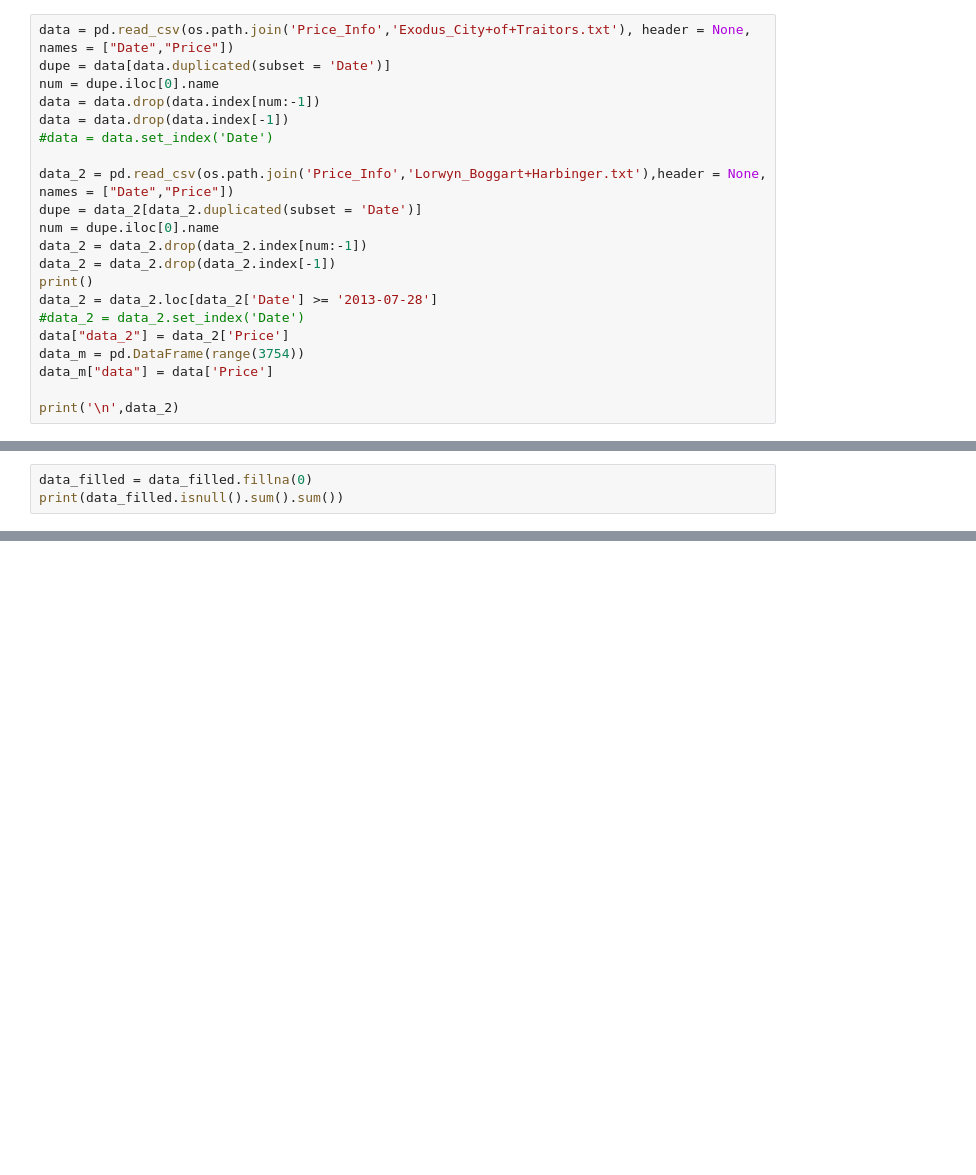
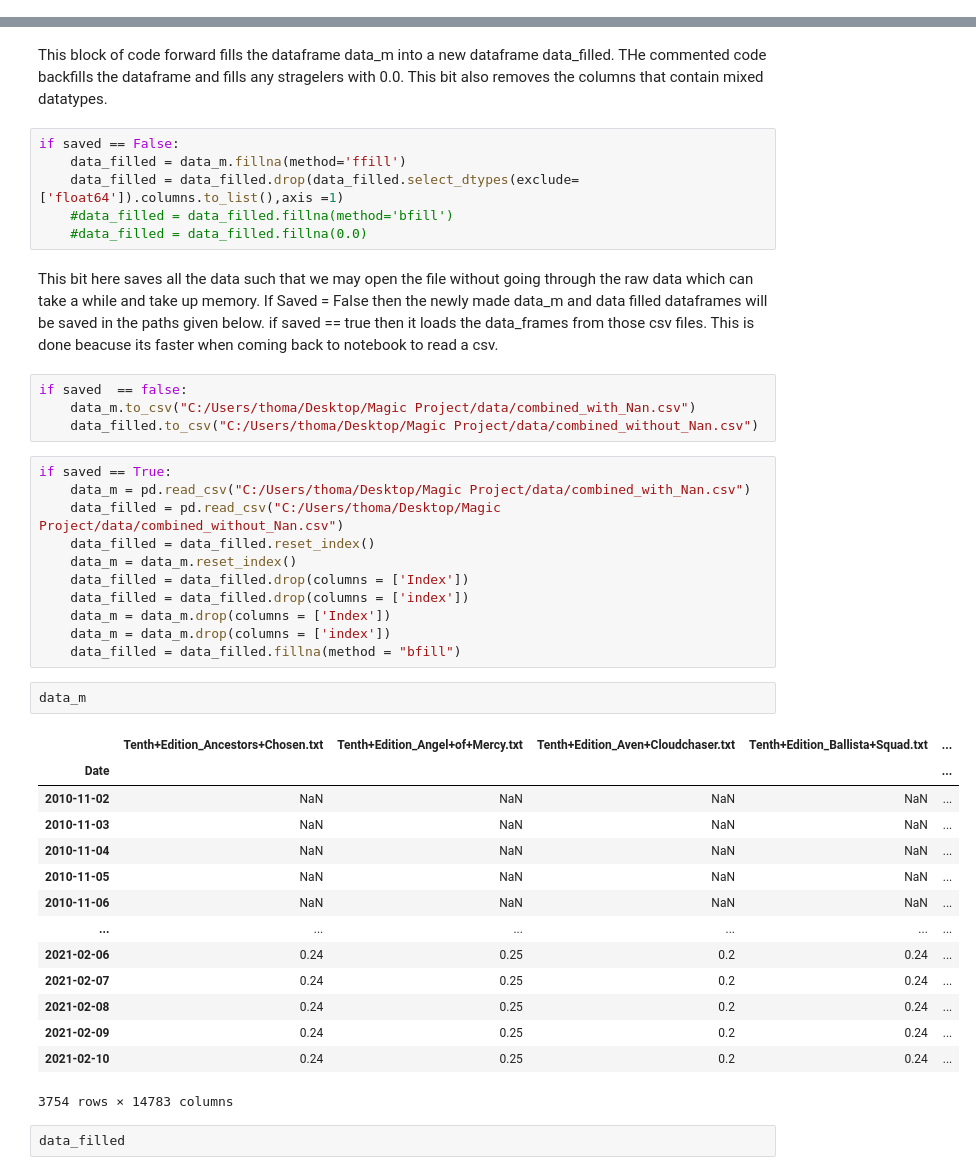
Before and after one commit to Tbone22jack/MtgFi, a Jupyter notebook: Main.ipynb, the cells around one changed output, grey strips where cells are left out. Saved outputs shown, nothing was run; the diff lists cells and outputs as text; blank space fills up the shorter version.

```diff
--- a/Main.ipynb
+++ b/Main.ipynb
@@ -8,21 +0,0 @@ import os
-# %%
-data = pd.read_csv(os.path.join('Price_Info','Exodus_City+of+Traitors.txt'), header = None, names = ["Date","Price"])
-dupe = data[data.duplicated(subset = 'Date')]
-num = dupe.iloc[0].name
-data = data.drop(data.index[num:-1])
-data = data.drop(data.index[-1])
-#data = data.set_index('Date')
-
-data_2 = pd.read_csv(os.path.join('Price_Info','Lorwyn_Boggart+Harbinger.txt'),header = None, names = ["Date","Price"])
-dupe = data_2[data_2.duplicated(subset = 'Date')]
-num = dupe.iloc[0].name
-data_2 = data_2.drop(data_2.index[num:-1])
-data_2 = data_2.drop(data_2.index[-1])
-print()
-data_2 = data_2.loc[data_2['Date'] >= '2013-07-28']
-#data_2 = data_2.set_index('Date')
-data["data_2"] = data_2['Price']
-data_m = pd.DataFrame(range(3754))
-data_m["data"] = data['Price']
-
-print('\n',data_2)
@@ -136,3 +0,0 @@ data_filled = data_filled.fillna(method='bfill')
-# %%
-data_filled = data_filled.fillna(0)
-print(data_filled.isnull().sum().sum())
@@ -145,0 +63,44 @@ TypeError: unsupported operand type(s) for -: 'str' and 'str'
+# %% [markdown]
+This block of code forward fills the dataframe data_m into a new dataframe data_filled. THe commented code backfills the dataframe and fills any stragelers with 0.0. This bit also removes the columns that contain mixed datatypes.
+# %%
+if saved == False:
+    data_filled = data_m.fillna(method='ffill')
+    data_filled = data_filled.drop(data_filled.select_dtypes(exclude=['float64']).columns.to_list(),axis =1)
+    #data_filled = data_filled.fillna(method='bfill')
+    #data_filled = data_filled.fillna(0.0)
+# %% [markdown]
+This bit here saves all the data such that we may open the file without going through the raw data which can take a while and take up memory. If Saved = False then the newly made data_m and data filled dataframes will be saved in the paths given below. if saved == true then it loads the data_frames from those csv files. This is done beacuse its faster when coming back to notebook to read a csv.
+# %%
+if saved  == false:
+    data_m.to_csv("C:/Users/thoma/Desktop/Magic Project/data/combined_with_Nan.csv")
+    data_filled.to_csv("C:/Users/thoma/Desktop/Magic Project/data/combined_without_Nan.csv")
+# %%
+if saved == True:
+    data_m = pd.read_csv("C:/Users/thoma/Desktop/Magic Project/data/combined_with_Nan.csv")
+    data_filled = pd.read_csv("C:/Users/thoma/Desktop/Magic Project/data/combined_without_Nan.csv")
+    data_filled = data_filled.reset_index()
+    data_m = data_m.reset_index()
+    data_filled = data_filled.drop(columns = ['Index'])
+    data_filled = data_filled.drop(columns = ['index'])
+    data_m = data_m.drop(columns = ['Index'])
+    data_m = data_m.drop(columns = ['index'])
+    data_filled = data_filled.fillna(method = "bfill")
+# %%
+data_m
+# %% [output]
+|  | Tenth+Edition_Ancestors+Chosen.txt | Tenth+Edition_Angel+of+Mercy.txt | Tenth+Edition_Aven+Cloudchaser.txt | Tenth+Edition_Ballista+Squad.txt | ... |
+| Date |  |  |  |  | ... |
+| 2010-11-02 | NaN | NaN | NaN | NaN | ... |
+| 2010-11-03 | NaN | NaN | NaN | NaN | ... |
+| 2010-11-04 | NaN | NaN | NaN | NaN | ... |
+| 2010-11-05 | NaN | NaN | NaN | NaN | ... |
+| 2010-11-06 | NaN | NaN | NaN | NaN | ... |
+| ... | ... | ... | ... | ... | ... |
+| 2021-02-06 | 0.24 | 0.25 | 0.2 | 0.24 | ... |
+| 2021-02-07 | 0.24 | 0.25 | 0.2 | 0.24 | ... |
+| 2021-02-08 | 0.24 | 0.25 | 0.2 | 0.24 | ... |
+| 2021-02-09 | 0.24 | 0.25 | 0.2 | 0.24 | ... |
+| 2021-02-10 | 0.24 | 0.25 | 0.2 | 0.24 | ... |
+3754 rows × 14783 columns
+# %%
+data_filled
```
Also changed, not shown: parts of 61 cells of this notebook.
